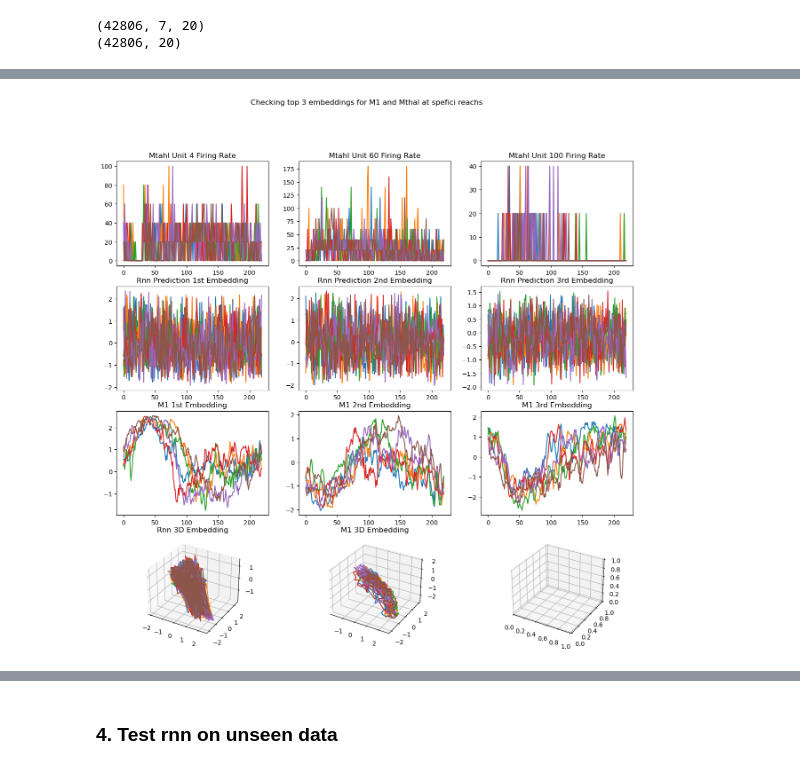
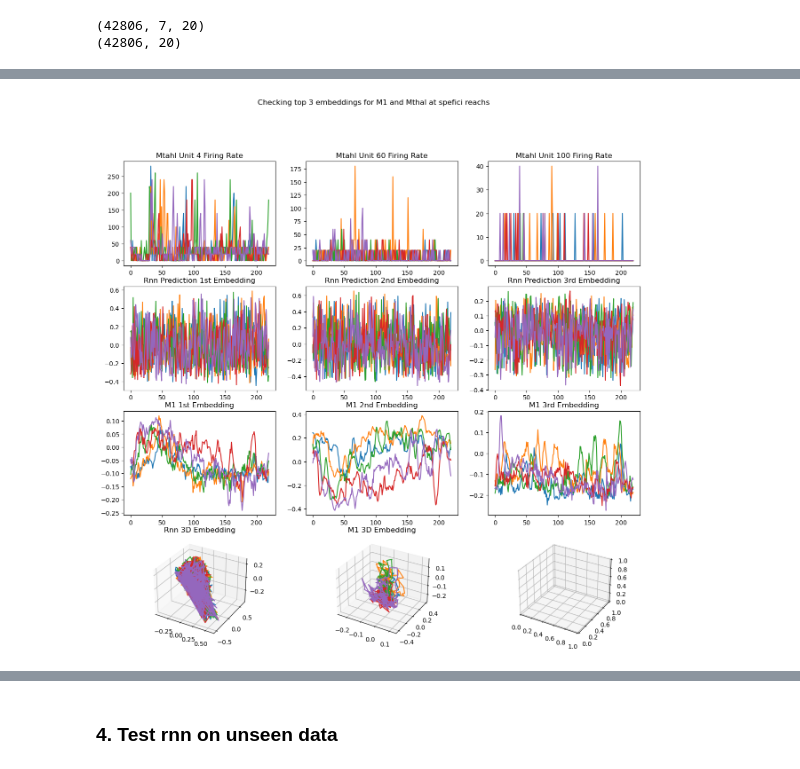
Before and after one commit to granthughes1999/RNN_reaching_task, a Jupyter notebook: rnn_weatherData.ipynb, the cells around one changed output, grey strips where cells are left out. Drawn from its saved outputs; the diff is of its cells as text; code cells hidden in the pictures.

Commit message:
WORKING
rnn_weatherData.ipynb. is working with embedding data. not making good predictions, but runs

```diff
--- a/rnn_weatherData.ipynb
+++ b/rnn_weatherData.ipynb
@@ -789,3 +858,13 @@ torch.Size([20]) tensor([-0.7190,  1.1609, -1.5334,  1.7005, -0.8948, -0.0985, -
+# %%
+num_epochs = 1000
+lr = 0.0001
+weight_decay = False
+early_stop = True
+
+# Initialize early stopping criteria
+early_stopping_patience = 10
+min_val_loss = float('inf')
+stop_counter = 0
 # %%
 import torch
 loss_function = torch.nn.MSELoss()  # Mean Squared Error Loss, or choose another appropriate to your task
@@ -950,11 +1026,16 @@ second_unit_to_view = 60  # Second unit to display
 third_unit_to_view = 100
 reaches_to_view = range(0, 2)  # Range of reaches to display
 
-embedding_1_rnn = rnn_output_embeddings_1_df[0].to_numpy()[reach_start:reach_end]
-embedding_2_rnn = rnn_output_embeddings_2_df[0].to_numpy()[reach_start:reach_end]
-embedding_3_rnn = rnn_output_embeddings_3_df[0].to_numpy()[reach_start:reach_end]
+# Assuming data_mthal_neuralData_T and data_mthal_embedding_T are correctly set up
+for reach in reaches_to_view:
+    # Calculate the start and end indices for each reach
+    reach_start = reach * 220
+    reach_end = reach_start + 220
+    embedding_1_rnn = rnn_output_embeddings_1_df[0].to_numpy()[reach_start:reach_end]
+    embedding_2_rnn = rnn_output_embeddings_2_df[0].to_numpy()[reach_start:reach_end]
+    embedding_3_rnn = rnn_output_embeddings_3_df[0].to_numpy()[reach_start:reach_end]
 
-embedding_1_m1 = target_m1_embeddings_df[0].to_numpy()[reach_start:reach_end]
-embedding_2_m1 = target_m1_embeddings_df[1].to_numpy()[reach_start:reach_end]
-embedding_3_m1 = target_m1_embeddings_df[2].to_numpy()[reach_start:reach_end]
-embedding_1_rnn[0:3], embedding_1_m1[0:3]
+    embedding_1_m1 = target_m1_embeddings_df[0].to_numpy()[reach_start:reach_end]
+    embedding_2_m1 = target_m1_embeddings_df[1].to_numpy()[reach_start:reach_end]
+    embedding_3_m1 = target_m1_embeddings_df[2].to_numpy()[reach_start:reach_end]
+    embedding_1_rnn[0:3], embedding_1_m1[0:3]
@@ -1001,9 +1089,9 @@ def view_rnn_predictions(unit_to_view,second_unit_to_view,third_unit_to_view,rea
         reach_end = reach_start + 220
 
         # Fetch data for the specified reach
-        unit_frs = data_mthal_neuralData_T[unit_to_view].to_numpy()[reach_start:reach_end]
-        second_unit_frs = data_mthal_neuralData_T[second_unit_to_view].to_numpy()[reach_start:reach_end]
-        third_unit_frs = data_mthal_neuralData_T[third_unit_to_view].to_numpy()[reach_start:reach_end]
+        unit_frs = data_mthal_neuralData[unit_to_view].to_numpy()[reach_start:reach_end]
+        second_unit_frs = data_mthal_neuralData[second_unit_to_view].to_numpy()[reach_start:reach_end]
+        third_unit_frs = data_mthal_neuralData[third_unit_to_view].to_numpy()[reach_start:reach_end]
 
         embedding_1_rnn = rnn_output_embeddings_1_df[0].to_numpy()[reach_start:reach_end]
         embedding_2_rnn = rnn_output_embeddings_2_df[0].to_numpy()[reach_start:reach_end]
@@ -1063,13 +1151,13 @@ def view_rnn_predictions(unit_to_view,second_unit_to_view,third_unit_to_view,rea
 # %%
 # Units to view
 unit_to_view = 4
 second_unit_to_view = 60  # Second unit to display
 third_unit_to_view = 100
-reaches_to_view = range(150, 156)  # Range of reaches to display
+reaches_to_view = range(0, 5)  # Range of reaches to display
 
 view_rnn_predictions(unit_to_view,second_unit_to_view,third_unit_to_view,reaches_to_view)
 # %% [output]
-[figure, old version]
+[figure, new version]
 # %%
 plt.figure(figsize=(10, 6))
 
```
Also changed, not shown: parts of 23 cells of this notebook.
